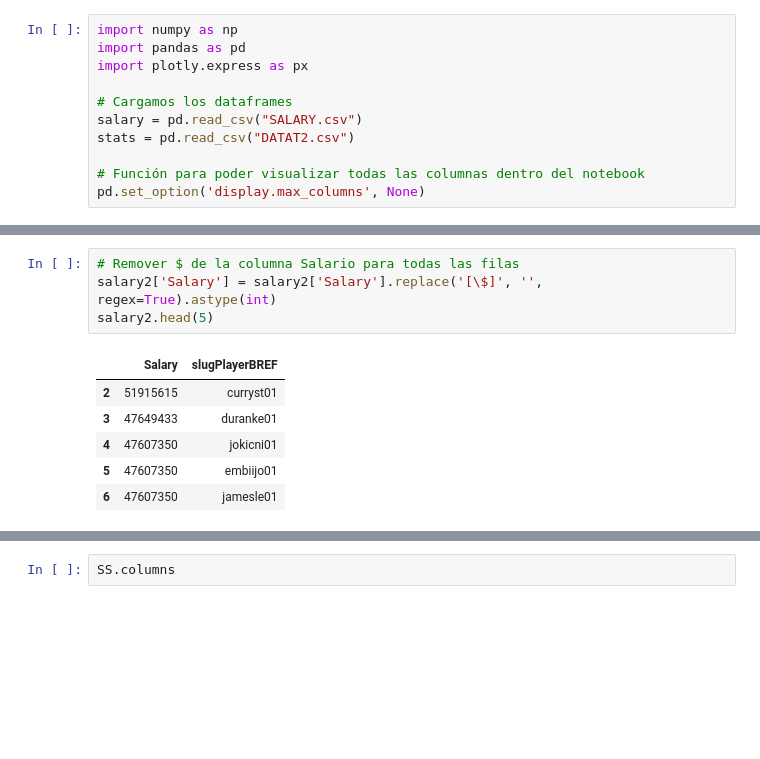
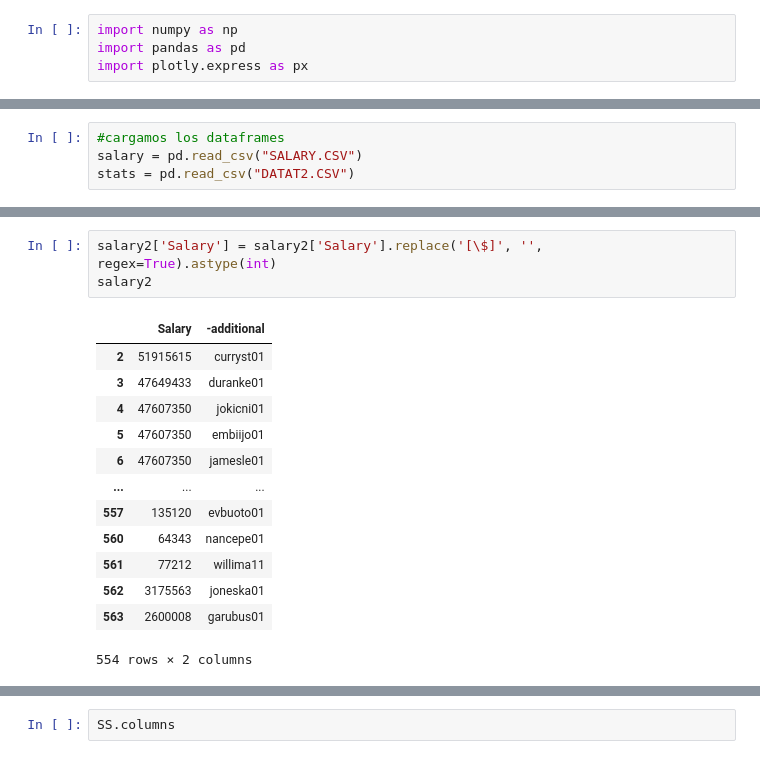
Before and after one commit to m-1806/nba, a Jupyter notebook: M.ipynb, the cells around one changed output, grey strips where cells are left out. Drawn from its saved outputs; the diff is of its cells as text; blank space fills up the shorter version.

```diff
--- a/M.ipynb
+++ b/M.ipynb
@@ -9,10 +2,3 @@ bl BLA BLA
 import numpy as np
 import pandas as pd
 import plotly.express as px
-
-# Cargamos los dataframes
-salary = pd.read_csv("SALARY.csv")
-stats = pd.read_csv("DATAT2.csv")
-
-# Función para poder visualizar todas las columnas dentro del notebook
-pd.set_option('display.max_columns', None)
@@ -43 +5,5 @@ stats:
+# %%
+#cargamos los dataframes
+salary = pd.read_csv("SALARY.CSV")
+stats = pd.read_csv("DATAT2.CSV")
 # %%
@@ -89,11 +92,17 @@ salary2.head(5)
 # %%
-# Remover $ de la columna Salario para todas las filas
 salary2['Salary'] = salary2['Salary'].replace('[\$]', '', regex=True).astype(int)
-salary2.head(5)
+salary2
 # %% [output]
-|  | Salary | slugPlayerBREF |
+|  | Salary | -additional |
 | 2 | 51915615 | curryst01 |
 | 3 | 47649433 | duranke01 |
 | 4 | 47607350 | jokicni01 |
 | 5 | 47607350 | embiijo01 |
 | 6 | 47607350 | jamesle01 |
+| ... | ... | ... |
+| 557 | 135120 | evbuoto01 |
+| 560 | 64343 | nancepe01 |
+| 561 | 77212 | willima11 |
+| 562 | 3175563 | joneska01 |
+| 563 | 2600008 | garubus01 |
+554 rows × 2 columns
```
Also changed, not shown: parts of 38 cells of this notebook.
